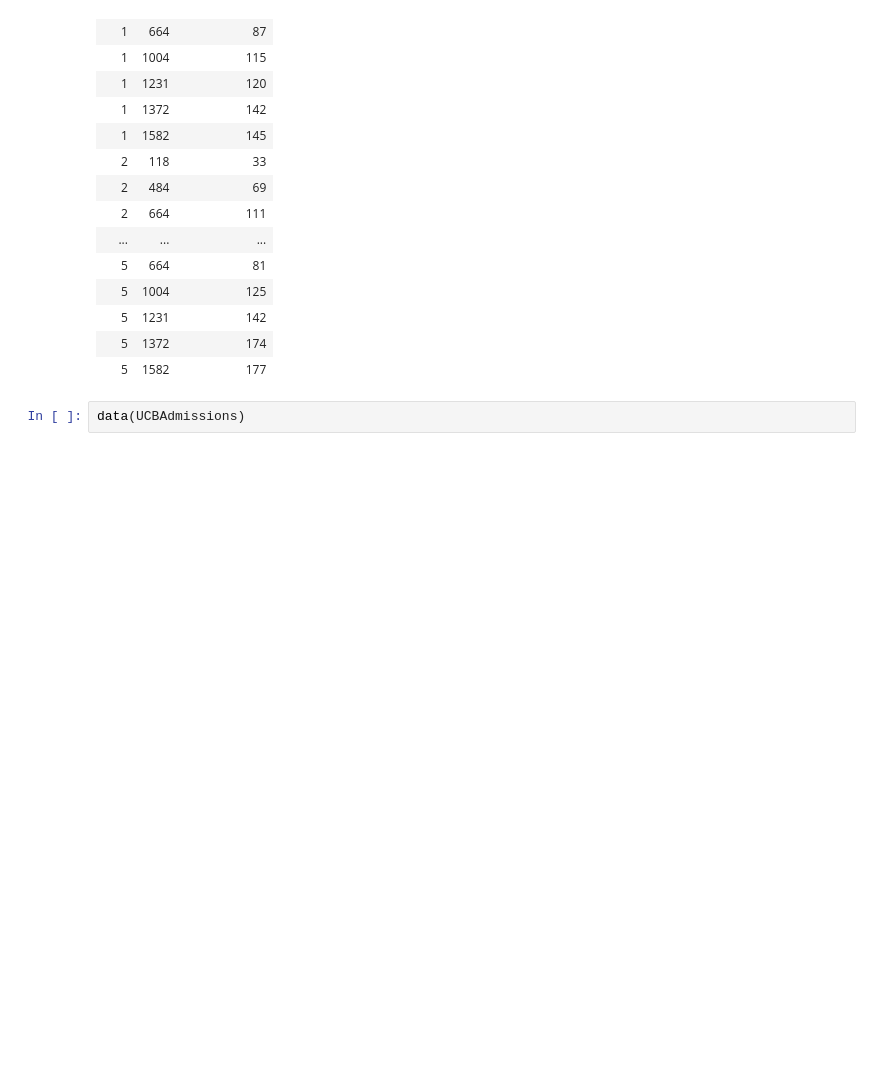
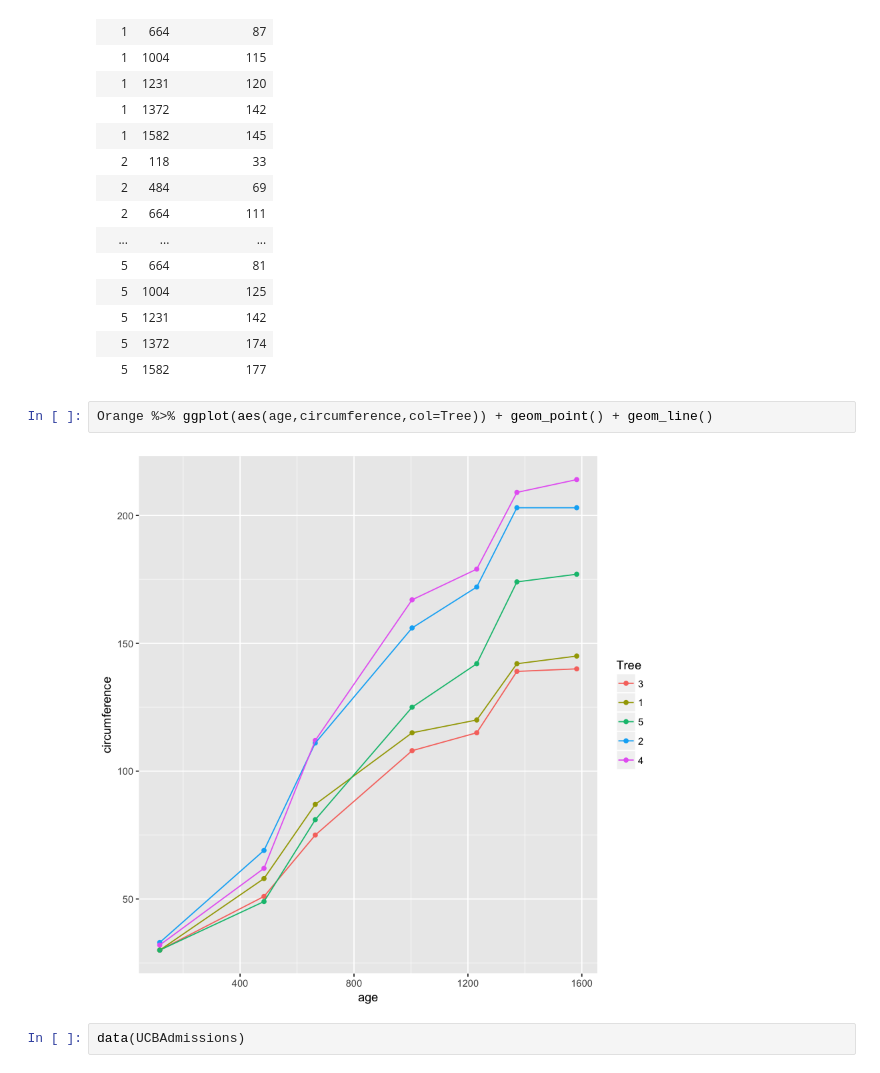
Before and after one commit to mldwr/dsbook_exercises, a Jupyter notebook: ex_35_tidy_data.ipynb, the cells around one changed output. Drawn from its saved outputs; the diff is of its cells as text; blank space fills up the shorter version.

```diff
--- a/ex_35_tidy_data.ipynb
+++ b/ex_35_tidy_data.ipynb
@@ -257,6 +267,10 @@ Orange
 | 5 | 1231 | 142 |
 | 5 | 1372 | 174 |
 | 5 | 1582 | 177 |
+# %%
+Orange %>% ggplot(aes(age,circumference,col=Tree)) + geom_point() + geom_line()
+# %% [output]
+[figure, added]
 # %%
 data(UCBAdmissions)
 # %%
```
Also changed, not shown: parts of 4 cells of this notebook, 4 other files.
